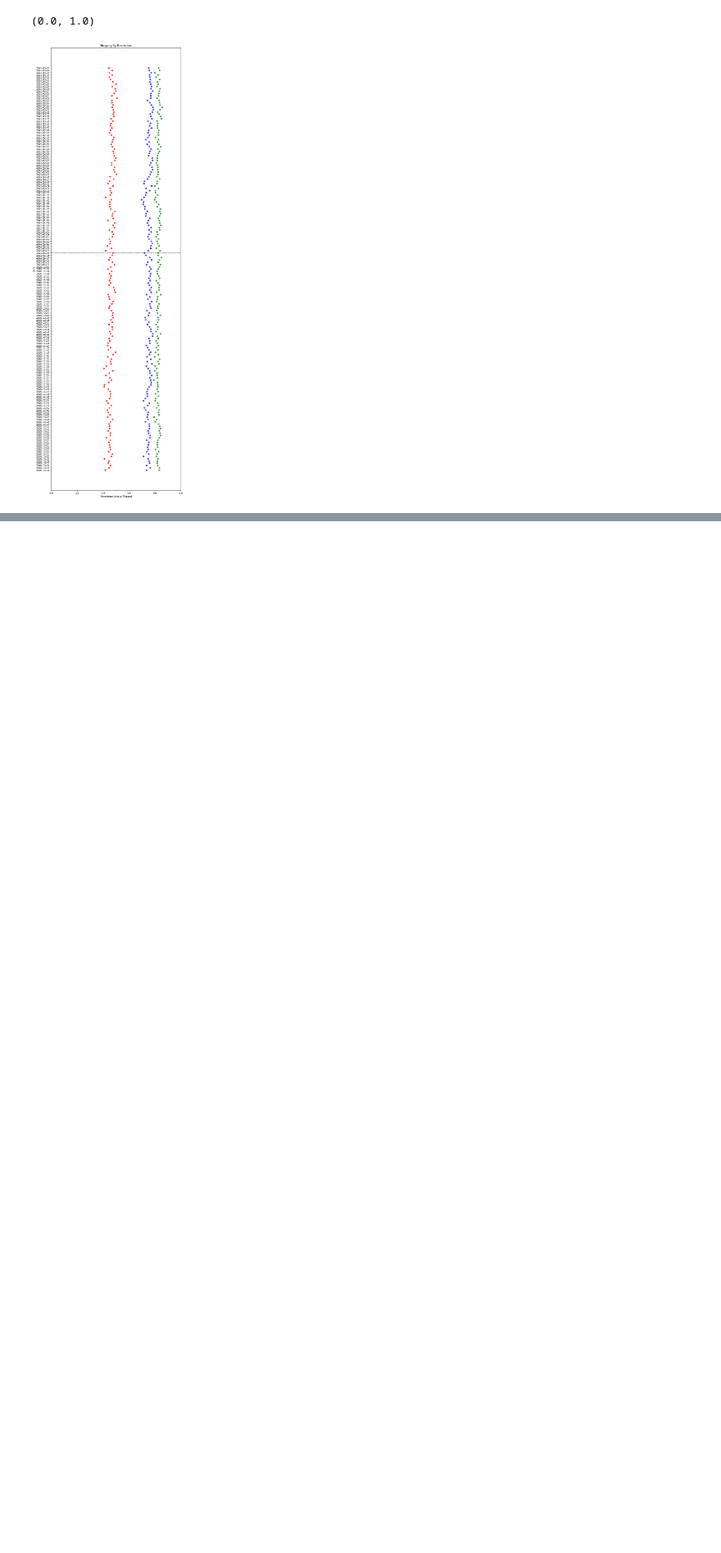
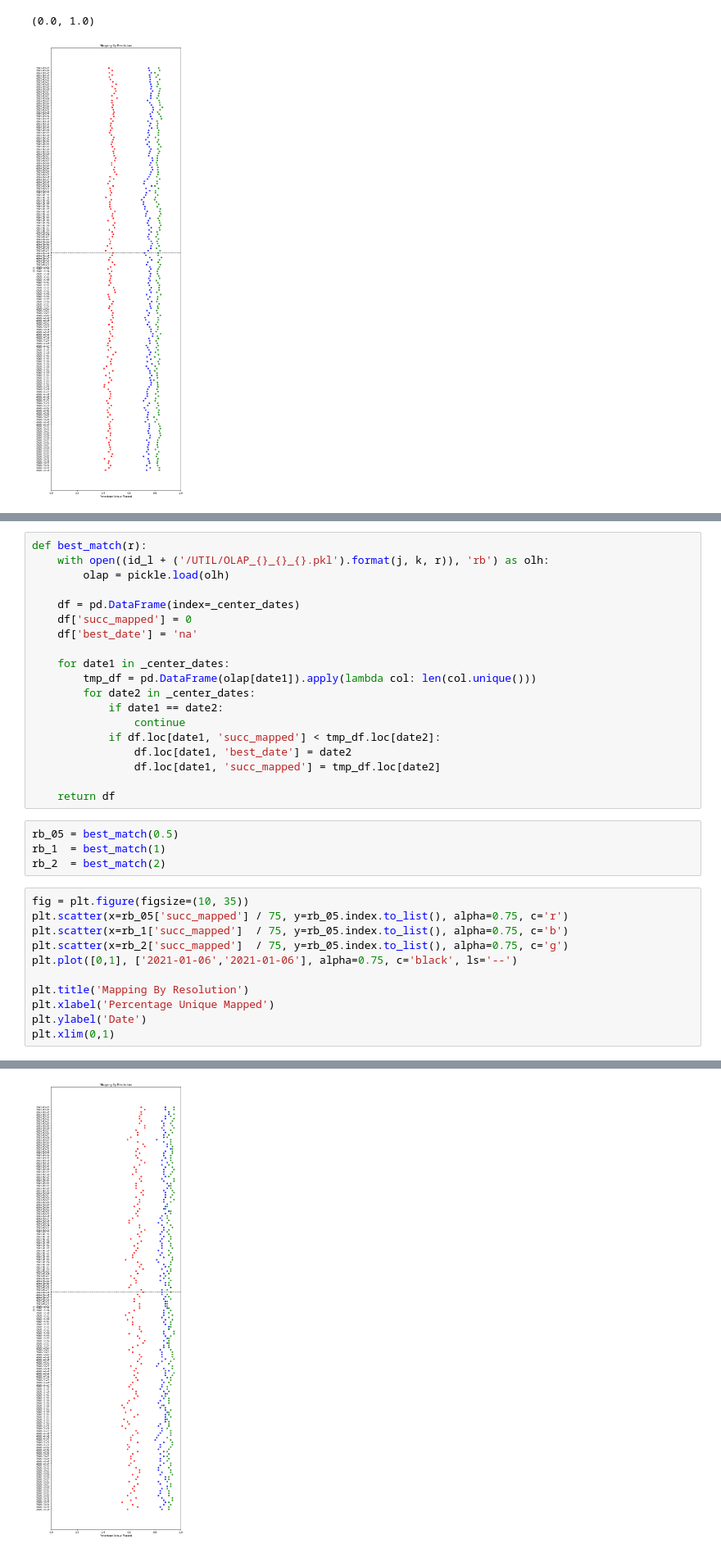
Before and after one commit to casonk/pushshift_python, a Jupyter notebook: Great_Lakes_HPC/ipynbs/compare_resolution.ipynb, the cells around one changed output, grey strips where cells are left out. Shown: that part at 82% size. Cells and saved outputs as stored; diff of their text form; blank space fills up the shorter version.

```diff
--- a/Great_Lakes_HPC/ipynbs/compare_resolution.ipynb
+++ b/Great_Lakes_HPC/ipynbs/compare_resolution.ipynb
@@ -58,0 +90,35 @@ plt.xlim(0,1)
+# %%
+def best_match(r):
+    with open((id_l + ('/UTIL/OLAP_{}_{}_{}.pkl').format(j, k, r)), 'rb') as olh:
+        olap = pickle.load(olh)
+
+    df = pd.DataFrame(index=_center_dates)
+    df['succ_mapped'] = 0
+    df['best_date'] = 'na'
+
+    for date1 in _center_dates:
+        tmp_df = pd.DataFrame(olap[date1]).apply(lambda col: len(col.unique()))
+        for date2 in _center_dates:
+            if date1 == date2:
+                continue
+            if df.loc[date1, 'succ_mapped'] < tmp_df.loc[date2]:
+                df.loc[date1, 'best_date'] = date2
+                df.loc[date1, 'succ_mapped'] = tmp_df.loc[date2]
+
+    return df
+# %%
+rb_05 = best_match(0.5)
+rb_1  = best_match(1)
+rb_2  = best_match(2)
+# %%
+fig = plt.figure(figsize=(10, 35))
+plt.scatter(x=rb_05['succ_mapped'] / 75, y=rb_05.index.to_list(), alpha=0.75, c='r')
+plt.scatter(x=rb_1['succ_mapped']  / 75, y=rb_05.index.to_list(), alpha=0.75, c='b')
+plt.scatter(x=rb_2['succ_mapped']  / 75, y=rb_05.index.to_list(), alpha=0.75, c='g')
+plt.plot([0,1], ['2021-01-06','2021-01-06'], alpha=0.75, c='black', ls='--')
+
+plt.title('Mapping By Resolution')
+plt.xlabel('Percentage Unique Mapped')
+plt.ylabel('Date')
+plt.xlim(0,1)
+# %% [output]
@@ -58,0 +126 @@ plt.xlim(0,1)
+[figure, added]
```
Also changed, not shown: parts of 5 cells of this notebook.
